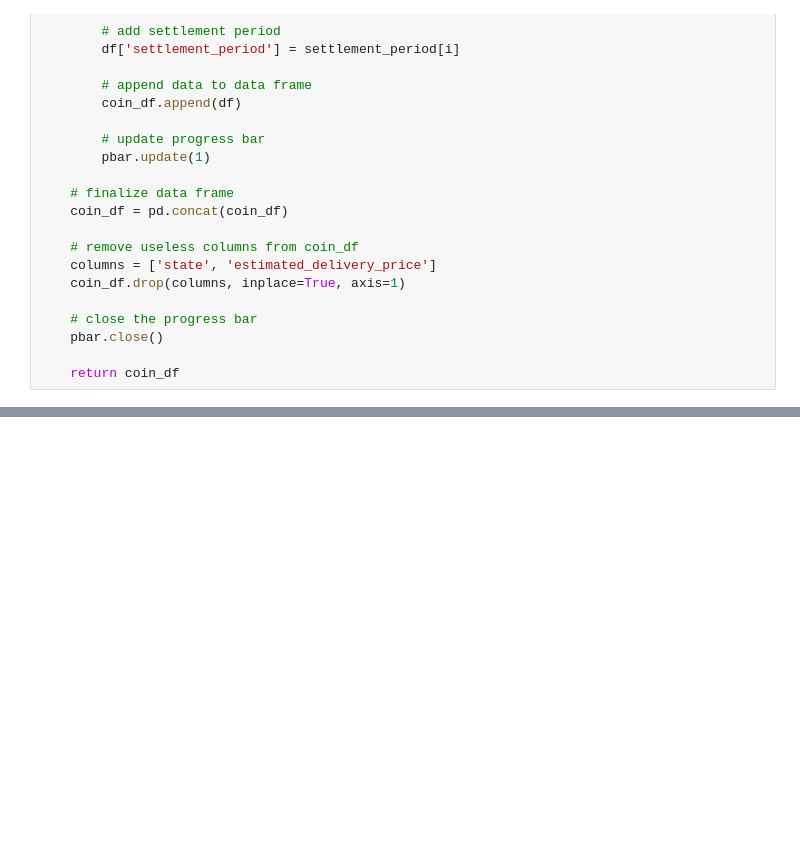
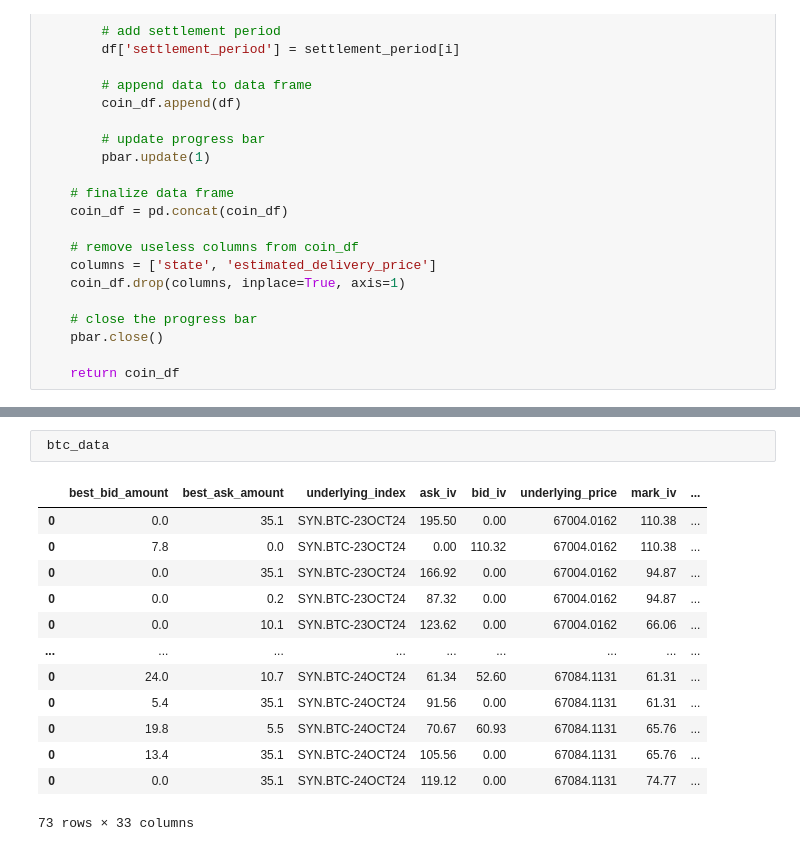
Before and after one commit to EthanFalcao/Defi_Options_Implied_Volatility, a Jupyter notebook: 1. Data-Preprocessings.ipynb, the cells around one changed output, grey strips where cells are left out. Cells and saved outputs as stored; diff of their text form; blank space fills up the shorter version.

```diff
--- a/1. Data-Preprocessings.ipynb
+++ b/1. Data-Preprocessings.ipynb
@@ -94,3 +311,19 @@ def get_option_data(coin):
+# %%
+ btc_data
+# %% [output]
+|  | best_bid_amount | best_ask_amount | underlying_index | ask_iv | bid_iv | underlying_price | mark_iv | ... |
+| 0 | 0.0 | 35.1 | SYN.BTC-23OCT24 | 195.50 | 0.00 | 67004.0162 | 110.38 | ... |
+| 0 | 7.8 | 0.0 | SYN.BTC-23OCT24 | 0.00 | 110.32 | 67004.0162 | 110.38 | ... |
+| 0 | 0.0 | 35.1 | SYN.BTC-23OCT24 | 166.92 | 0.00 | 67004.0162 | 94.87 | ... |
+| 0 | 0.0 | 0.2 | SYN.BTC-23OCT24 | 87.32 | 0.00 | 67004.0162 | 94.87 | ... |
+| 0 | 0.0 | 10.1 | SYN.BTC-23OCT24 | 123.62 | 0.00 | 67004.0162 | 66.06 | ... |
+| ... | ... | ... | ... | ... | ... | ... | ... | ... |
+| 0 | 24.0 | 10.7 | SYN.BTC-24OCT24 | 61.34 | 52.60 | 67084.1131 | 61.31 | ... |
+| 0 | 5.4 | 35.1 | SYN.BTC-24OCT24 | 91.56 | 0.00 | 67084.1131 | 61.31 | ... |
+| 0 | 19.8 | 5.5 | SYN.BTC-24OCT24 | 70.67 | 60.93 | 67084.1131 | 65.76 | ... |
+| 0 | 13.4 | 35.1 | SYN.BTC-24OCT24 | 105.56 | 0.00 | 67084.1131 | 65.76 | ... |
+| 0 | 0.0 | 35.1 | SYN.BTC-24OCT24 | 119.12 | 0.00 | 67084.1131 | 74.77 | ... |
+73 rows × 33 columns
 # %%
 # print data and time for log
 print('Date and time: ' +  datetime.datetime.now().strftime("%d/%m/%Y %H:%M:%S") + ' , format: dd/mm/yyyy hh:mm:ss')
```
Also changed, not shown: parts of 11 cells of this notebook, 10 other files.
